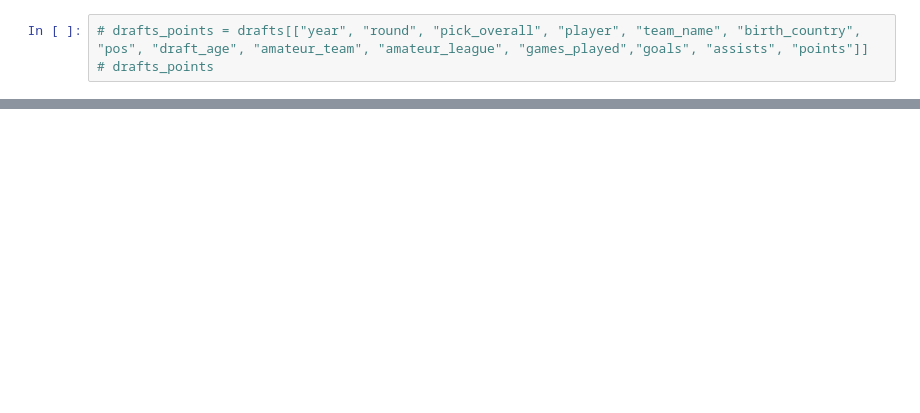
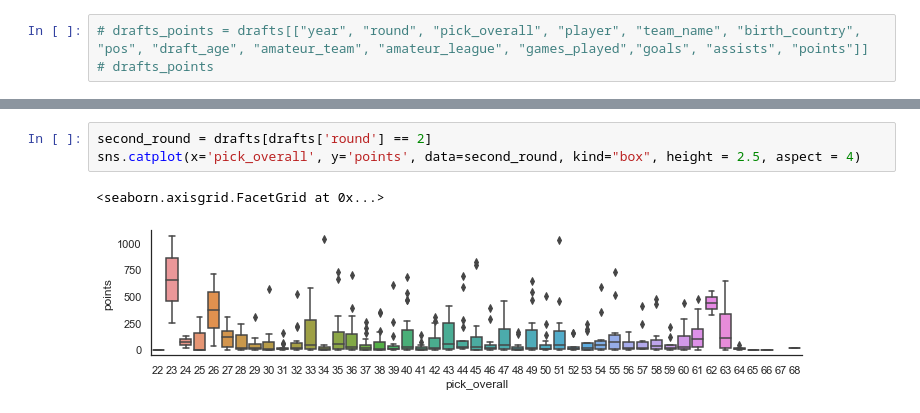
Before and after one commit to pbenmoser4/hockey, a Jupyter notebook: Sandbox.ipynb, the cells around one changed output, grey strips where cells are left out. Drawn from its saved outputs; the diff is of its cells as text; blank space fills up the shorter version.

```diff
--- a/Sandbox.ipynb
+++ b/Sandbox.ipynb
@@ -81,0 +192,6 @@ teams.get_group("MoDo Ornskoldsvik (Sweden)")
+# %%
+second_round = drafts[drafts['round'] == 2]
+sns.catplot(x='pick_overall', y='points', data=second_round, kind="box", height = 2.5, aspect = 4)
+# %% [output]
+<seaborn.axisgrid.FacetGrid at 0x...>
+[figure, added]
```
Also changed, not shown: parts of 23 cells of this notebook.
